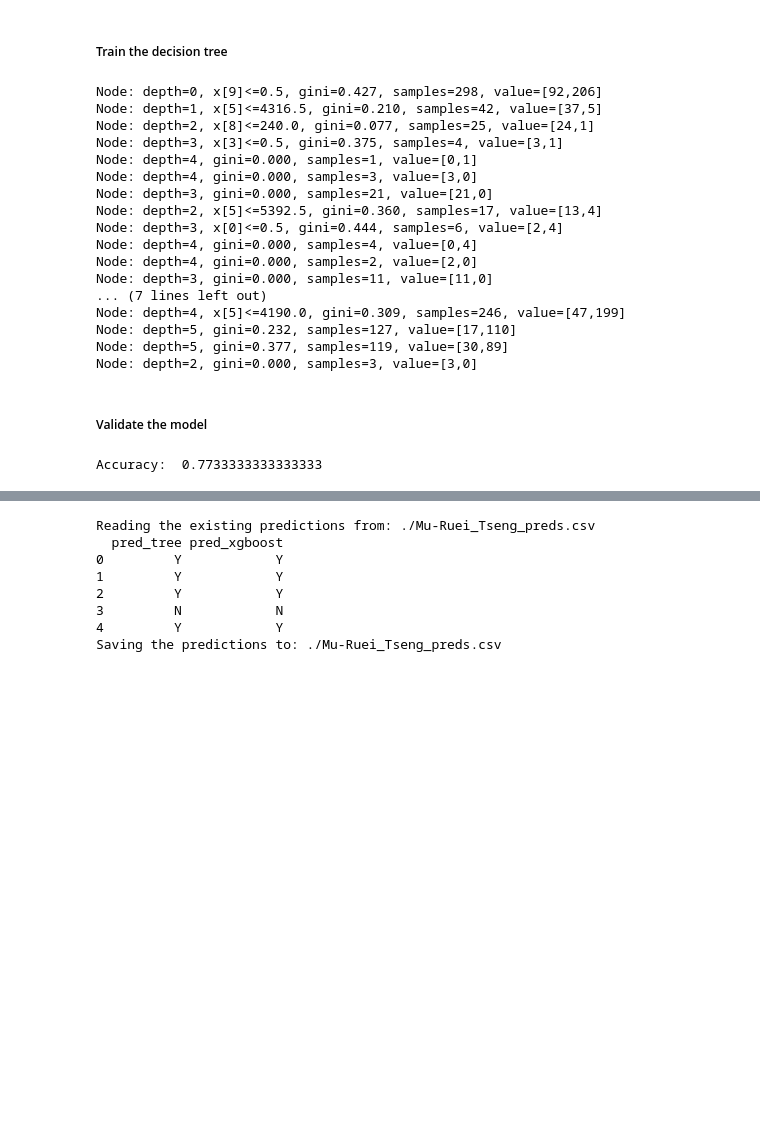
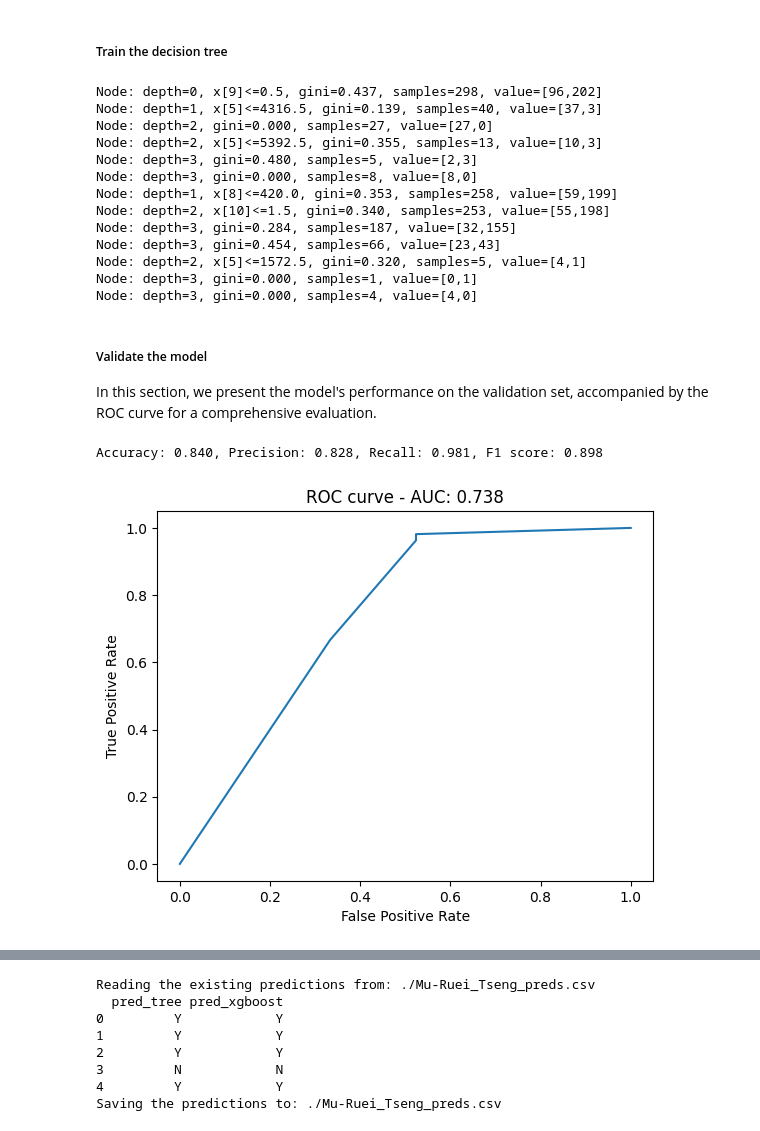
Before and after one commit to Morris88826/MACHINE-LEARNING, a Jupyter notebook: hw/hw2/Mu-Ruei_Tseng_HW2.ipynb, the cells around one changed output, grey strips where cells are left out. Cells and saved outputs as stored; diff of their text form; code cells hidden in the pictures; blank space fills up the shorter version.

```diff
--- a/hw/hw2/Mu-Ruei_Tseng_HW2.ipynb
+++ b/hw/hw2/Mu-Ruei_Tseng_HW2.ipynb
@@ -430,36 +575,52 @@ class DecisionTree:
+# %%
+def evaluate(y, y_pred, verbose=False):
+    accuracy = np.sum(y_pred == y) / len(y)
+    precision = precision_score(y, y_pred)
+    recall = recall_score(y, y_pred)
+    f1 = f1_score(y, y_pred)
+    if verbose:
+        print("Accuracy: {:.3f}, Precision: {:.3f}, Recall: {:.3f}, F1 score: {:.3f}".format(accuracy, precision, recall, f1))
+    return accuracy, precision, recall, f1
 # %% [markdown]
 ##### Train the decision tree
 # %%
-max_depth = 5
+max_depth = 3
 clf = DecisionTree(max_depth=max_depth)
 clf.fit(train_data, train_label)
 clf.plot_tree()
 # %% [output]
-Node: depth=0, x[9]<=0.5, gini=0.427, samples=298, value=[92,206]
-Node: depth=1, x[5]<=4316.5, gini=0.210, samples=42, value=[37,5]
-Node: depth=2, x[8]<=240.0, gini=0.077, samples=25, value=[24,1]
-Node: depth=3, x[3]<=0.5, gini=0.375, samples=4, value=[3,1]
-Node: depth=4, gini=0.000, samples=1, value=[0,1]
-Node: depth=4, gini=0.000, samples=3, value=[3,0]
-Node: depth=3, gini=0.000, samples=21, value=[21,0]
-Node: depth=2, x[5]<=5392.5, gini=0.360, samples=17, value=[13,4]
-Node: depth=3, x[0]<=0.5, gini=0.444, samples=6, value=[2,4]
-Node: depth=4, gini=0.000, samples=4, value=[0,4]
-Node: depth=4, gini=0.000, samples=2, value=[2,0]
-Node: depth=3, gini=0.000, samples=11, value=[11,0]
-... (7 lines left out)
-Node: depth=4, x[5]<=4190.0, gini=0.309, samples=246, value=[47,199]
-Node: depth=5, gini=0.232, samples=127, value=[17,110]
-Node: depth=5, gini=0.377, samples=119, value=[30,89]
-Node: depth=2, gini=0.000, samples=3, value=[3,0]
+Node: depth=0, x[9]<=0.5, gini=0.437, samples=298, value=[96,202]
+Node: depth=1, x[5]<=4316.5, gini=0.139, samples=40, value=[37,3]
+Node: depth=2, gini=0.000, samples=27, value=[27,0]
+Node: depth=2, x[5]<=5392.5, gini=0.355, samples=13, value=[10,3]
+Node: depth=3, gini=0.480, samples=5, value=[2,3]
+Node: depth=3, gini=0.000, samples=8, value=[8,0]
+Node: depth=1, x[8]<=420.0, gini=0.353, samples=258, value=[59,199]
+Node: depth=2, x[10]<=1.5, gini=0.340, samples=253, value=[55,198]
+Node: depth=3, gini=0.284, samples=187, value=[32,155]
+Node: depth=3, gini=0.454, samples=66, value=[23,43]
+Node: depth=2, x[5]<=1572.5, gini=0.320, samples=5, value=[4,1]
+Node: depth=3, gini=0.000, samples=1, value=[0,1]
+Node: depth=3, gini=0.000, samples=4, value=[4,0]
 # %% [markdown]
 ##### Validate the model
+
+In this section, we present the model's performance on the validation set, accompanied by the ROC curve for a comprehensive evaluation.
 # %%
 y_pred = clf.predict(val_data)
-accuracy = np.sum(y_pred == val_label) / len(val_label)
+_ = evaluate(val_label, y_pred, verbose=True)
 
-print("Accuracy: ", accuracy)
+y_pred_prob = clf.predict_proba(val_data)[:, 1]
+fpr, tpr, thresholds = roc_curve(val_label, y_pred_prob)
+auc = roc_auc_score(val_label, y_pred_prob)
+# plot the ROC curve
+plt.plot(fpr, tpr, label='ROC curve (area = %0.3f)' % auc)
+plt.xlabel('False Positive Rate')
+plt.ylabel('True Positive Rate')
+plt.title('ROC curve - AUC: {:.3f}'.format(auc))
+plt.show()
 # %% [output]
-Accuracy:  0.7733333333333333
+Accuracy: 0.840, Precision: 0.828, Recall: 0.981, F1 score: 0.898
+[figure, added]
 # %% [markdown]
 ##### Verify the result with sklearn
```
Also changed, not shown: parts of 41 cells of this notebook, 2 other files.
